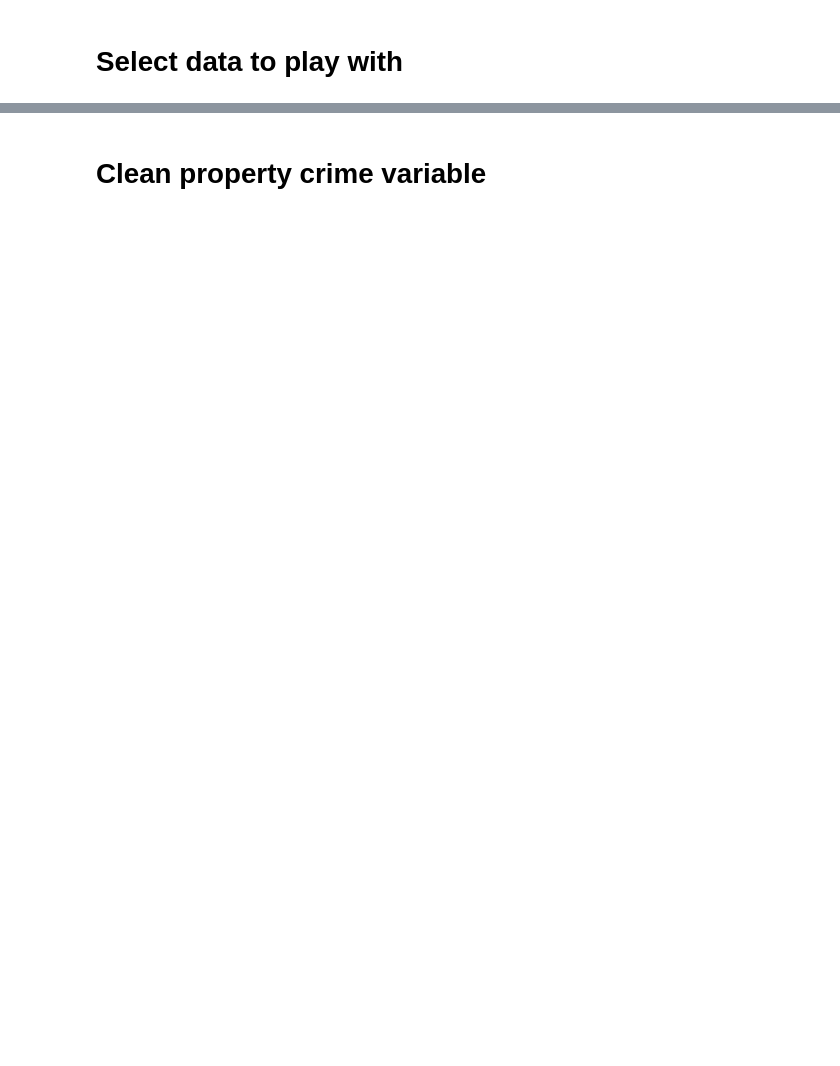
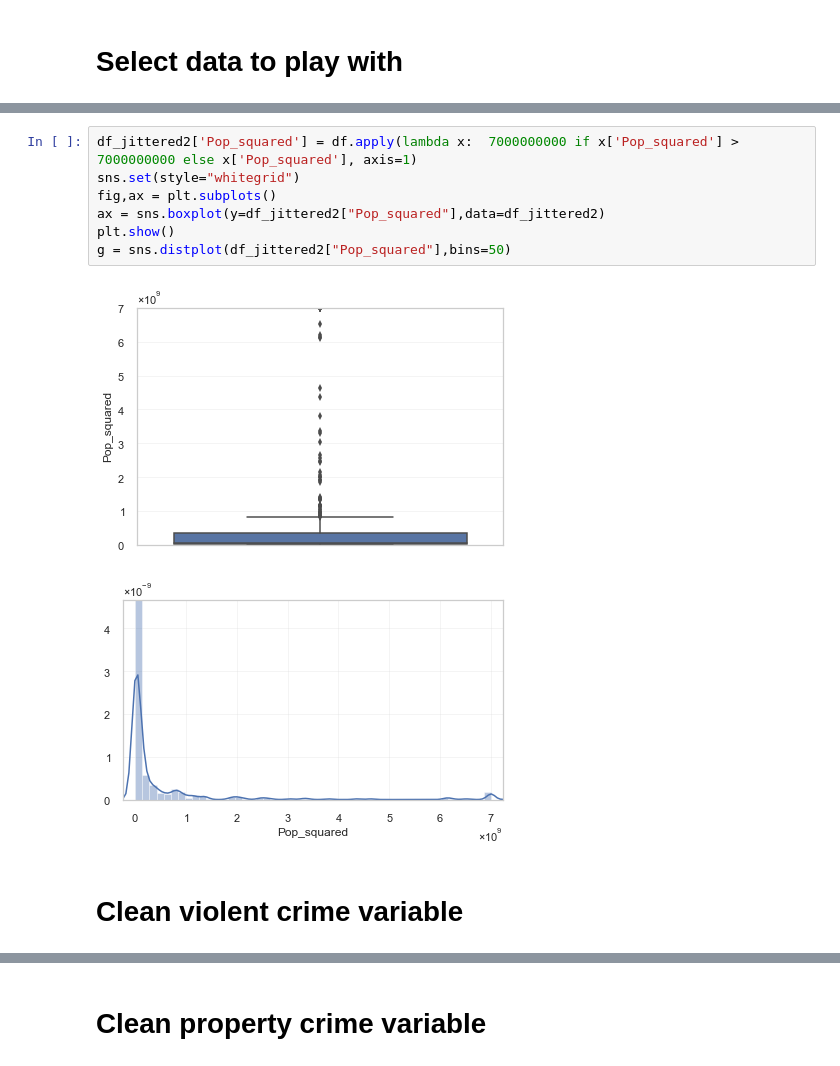
Before and after one commit to frendy1/Data-Science, a Jupyter notebook: FExcellent_DS_2_4_4.ipynb, the cells around one changed output, grey strips where cells are left out. Saved outputs shown, nothing was run; the diff lists cells and outputs as text; blank space fills up the shorter version.

```diff
--- a/FExcellent_DS_2_4_4.ipynb
+++ b/FExcellent_DS_2_4_4.ipynb
@@ -175,0 +271,12 @@ df_jittered2.shape[0]
+# %%
+df_jittered2['Pop_squared'] = df.apply(lambda x:  7000000000 if x['Pop_squared'] >  7000000000 else x['Pop_squared'], axis=1)
+sns.set(style="whitegrid")
+fig,ax = plt.subplots()
+ax = sns.boxplot(y=df_jittered2["Pop_squared"],data=df_jittered2)
+plt.show()
+g = sns.distplot(df_jittered2["Pop_squared"],bins=50)
+# %% [output]
+[figure, added]
+[figure, added]
+# %% [markdown]
+# Clean violent crime variable
```
Also changed, not shown: parts of 52 cells of this notebook.
